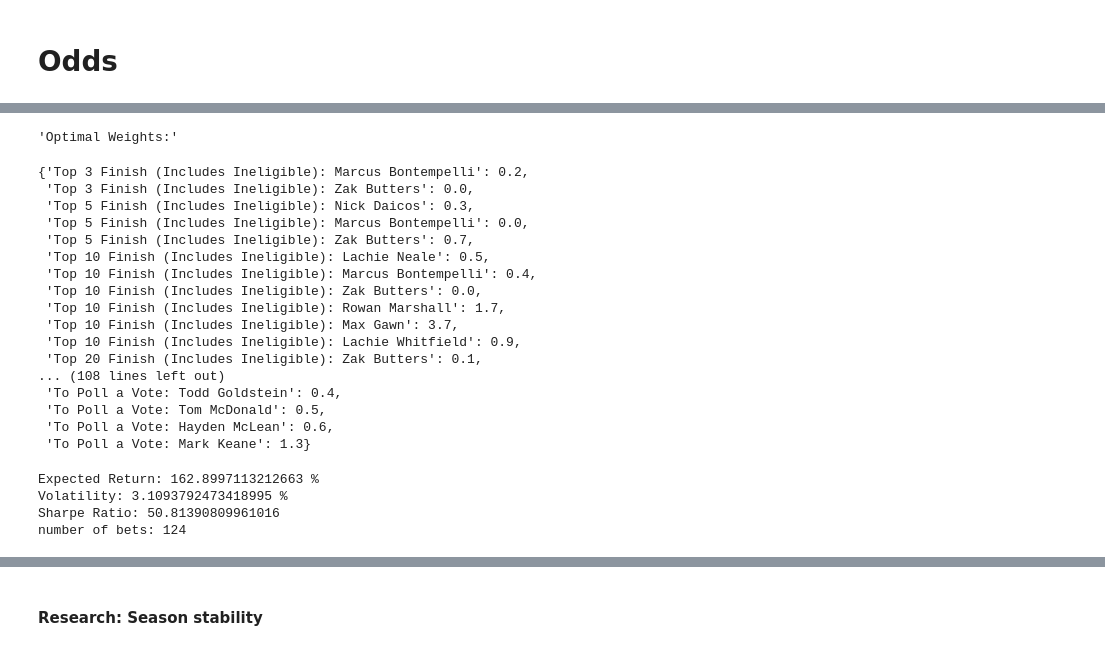
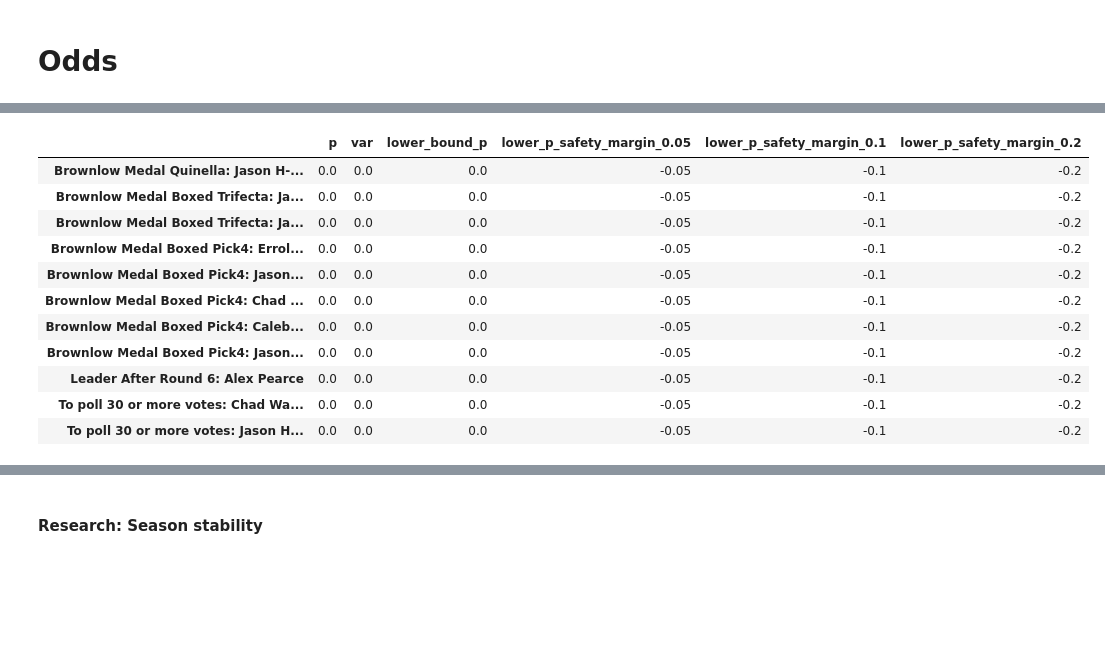
Before and after one commit to TGChenZP/AFLBrownlowPredictor2024, a Jupyter notebook: notebooks/8_OddsCalculations.ipynb, the cells around one changed output, grey strips where cells are left out. Drawn from its saved outputs; the diff is of its cells as text; code cells hidden in the pictures; blank space fills up the shorter version.

```diff
--- a/notebooks/8_OddsCalculations.ipynb
+++ b/notebooks/8_OddsCalculations.ipynb
@@ -566,6 +690,22 @@ odds_df['lower_bound_p'] = odds_df['p']-2*np.sqrt(odds_df['var'])
 
 for i in (0.05, 0.1, 0.2):
     odds_df['lower_p_safety_margin_'+str(i)] = odds_df['p']-i
+# %%
+# check those with 0 simulated probability
+odds_df[odds_df['p'] == 0]
+# %% [output]
+|  | p | var | lower_bound_p | lower_p_safety_margin_0.05 | lower_p_safety_margin_0.1 | lower_p_safety_margin_0.2 |
+| Brownlow Medal Quinella: Jason H-... | 0.0 | 0.0 | 0.0 | -0.05 | -0.1 | -0.2 |
+| Brownlow Medal Boxed Trifecta: Ja... | 0.0 | 0.0 | 0.0 | -0.05 | -0.1 | -0.2 |
+| Brownlow Medal Boxed Trifecta: Ja... | 0.0 | 0.0 | 0.0 | -0.05 | -0.1 | -0.2 |
+| Brownlow Medal Boxed Pick4: Errol... | 0.0 | 0.0 | 0.0 | -0.05 | -0.1 | -0.2 |
+| Brownlow Medal Boxed Pick4: Jason... | 0.0 | 0.0 | 0.0 | -0.05 | -0.1 | -0.2 |
+| Brownlow Medal Boxed Pick4: Chad ... | 0.0 | 0.0 | 0.0 | -0.05 | -0.1 | -0.2 |
+| Brownlow Medal Boxed Pick4: Caleb... | 0.0 | 0.0 | 0.0 | -0.05 | -0.1 | -0.2 |
+| Brownlow Medal Boxed Pick4: Jason... | 0.0 | 0.0 | 0.0 | -0.05 | -0.1 | -0.2 |
+| Leader After Round 6: Alex Pearce | 0.0 | 0.0 | 0.0 | -0.05 | -0.1 | -0.2 |
+| To poll 30 or more votes: Chad Wa... | 0.0 | 0.0 | 0.0 | -0.05 | -0.1 | -0.2 |
+| To poll 30 or more votes: Jason H... | 0.0 | 0.0 | 0.0 | -0.05 | -0.1 | -0.2 |
 # %%
 official_odds = []
 
@@ -662,40 +801,3 @@ def portfolio_optimization(mean_returns, cov_matrix, risk_free_rate=0.0, method=
     optimal_return, optimal_volatility, optimal_sharpe = portfolio_performance(optimal_weights, mean_returns, cov_matrix, risk_free_rate)
 
     return optimal_weights, optimal_return, optimal_volatility, optimal_sharpe
-
-# Example usage:
-margin_type = 'return_safety_margin_0.2'
-
-mean_returns = portfolio_data[margin_type]['Er']
-cov_matrix = portfolio_data[margin_type]['cov']
-bet = portfolio_data[margin_type]['bets']
-risk_free_rate = 0.049
-optimal_weights, optimal_return, optimal_volatility, optimal_sharpe = portfolio_optimization(mean_returns, cov_matrix, risk_free_rate, method='max_sharpe')
-display("Optimal Weights:", {bet[i]: np.round(100*optimal_weights[i], 1) for i in range(len(bet))})
-print("Expected Return:", 100*optimal_return, "%")
-print("Volatility:", 100*optimal_volatility, '%')
-print("Sharpe Ratio:", optimal_sharpe)
-print("number of bets:", len(bet))
-# %% [output]
-'Optimal Weights:'
-{'Top 3 Finish (Includes Ineligible): Marcus Bontempelli': 0.2,
- 'Top 3 Finish (Includes Ineligible): Zak Butters': 0.0,
- 'Top 5 Finish (Includes Ineligible): Nick Daicos': 0.3,
- 'Top 5 Finish (Includes Ineligible): Marcus Bontempelli': 0.0,
- 'Top 5 Finish (Includes Ineligible): Zak Butters': 0.7,
- 'Top 10 Finish (Includes Ineligible): Lachie Neale': 0.5,
- 'Top 10 Finish (Includes Ineligible): Marcus Bontempelli': 0.4,
- 'Top 10 Finish (Includes Ineligible): Zak Butters': 0.0,
- 'Top 10 Finish (Includes Ineligible): Rowan Marshall': 1.7,
- 'Top 10 Finish (Includes Ineligible): Max Gawn': 3.7,
- 'Top 10 Finish (Includes Ineligible): Lachie Whitfield': 0.9,
- 'Top 20 Finish (Includes Ineligible): Zak Butters': 0.1,
-... (108 lines left out)
- 'To Poll a Vote: Todd Goldstein': 0.4,
- 'To Poll a Vote: Tom McDonald': 0.5,
- 'To Poll a Vote: Hayden McLean': 0.6,
- 'To Poll a Vote: Mark Keane': 1.3}
-Expected Return: 162.8997113212663 %
-Volatility: 3.1093792473418995 %
-Sharpe Ratio: 50.81390809961016
-number of bets: 124
```
Also changed, not shown: parts of 21 cells of this notebook.
